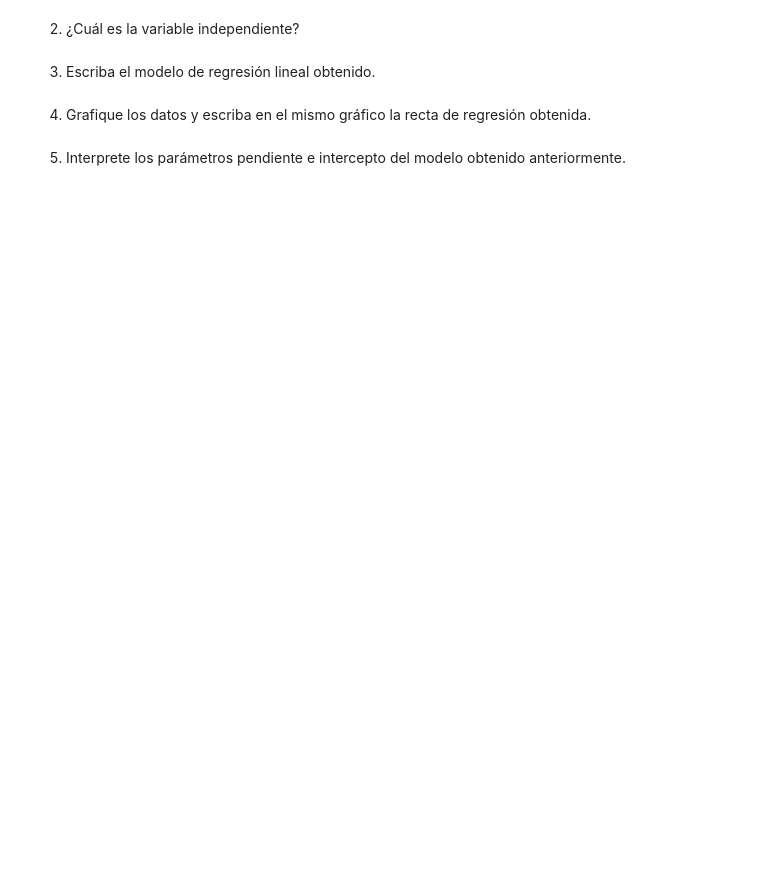
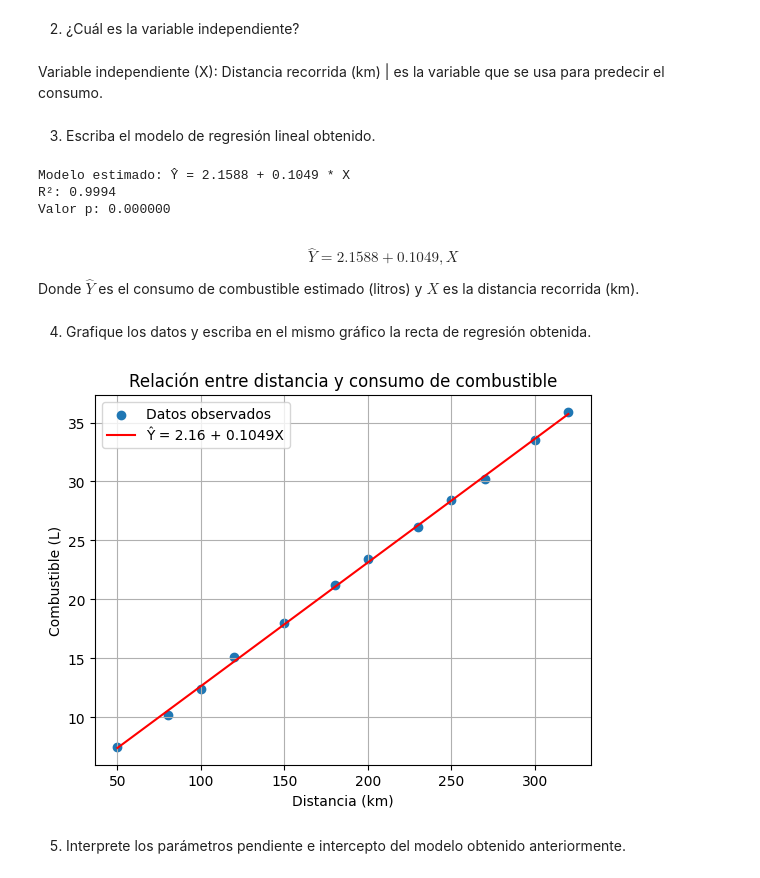
Before and after one commit to VincentiusFarenden/Inferencia-Estadistica, a Jupyter notebook: Laboratorio_6_MAT4152.ipynb, the cells around one changed output. Drawn from its saved outputs; the diff is of its cells as text; code cells hidden in the pictures; blank space fills up the shorter version.

Commit message:
se completa lab 6 y se cargan datasets necesarios para resolución de act 8 y 9

```diff
--- a/Laboratorio_6_MAT4152.ipynb
+++ b/Laboratorio_6_MAT4152.ipynb
@@ -156,8 +207,49 @@ Responda:
 # %% [markdown]
 2. ¿Cuál es la variable independiente?
+# %% [markdown]
+Variable independiente (X): Distancia recorrida (km) | es la variable que se usa para predecir el consumo.
 # %% [markdown]
 3. Escriba el modelo de regresión lineal obtenido.
+# %%
+from scipy import stats
+
+distancia   = [50, 80, 100, 120, 150, 180, 200, 230, 250, 270, 300, 320]
+combustible = [7.5, 10.2, 12.4, 15.1, 18.0, 21.2, 23.4, 26.1, 28.4, 30.2, 33.5, 35.9]
+
+slope, intercept, r, p, se = stats.linregress(distancia, combustible)
+
+print(f"Modelo estimado: Ŷ = {intercept:.4f} + {slope:.4f} * X")
+print(f"R²: {r**2:.4f}")
+print(f"Valor p: {p:.6f}")
+# %% [output]
+Modelo estimado: Ŷ = 2.1588 + 0.1049 * X
+R²: 0.9994
+Valor p: 0.000000
+# %% [markdown]
+$$\hat{Y} = 2.1588 + 0.1049 , X$$
+
+Donde $\hat{Y}$ es el consumo de combustible estimado (litros) y $X$ es la distancia recorrida (km).
 # %% [markdown]
 4. Grafique los datos y escriba en el mismo gráfico la recta de regresión obtenida.
+# %%
+import matplotlib.pyplot as plt
+import numpy as np
+
+distancia   = [50, 80, 100, 120, 150, 180, 200, 230, 250, 270, 300, 320]
+combustible = [7.5, 10.2, 12.4, 15.1, 18.0, 21.2, 23.4, 26.1, 28.4, 30.2, 33.5, 35.9]
+
+x = np.array(distancia)
+y_hat = intercept + slope * x
+
+plt.scatter(distancia, combustible, label="Datos observados")
+plt.plot(x, y_hat, color="red", label=f"Ŷ = {intercept:.2f} + {slope:.4f}X")
+plt.xlabel("Distancia (km)")
+plt.ylabel("Combustible (L)")
+plt.title("Relación entre distancia y consumo de combustible")
+plt.legend()
+plt.grid(True)
+plt.show()
+# %% [output]
+[figure, added]
 # %% [markdown]
 5. Interprete los parámetros pendiente e intercepto del modelo obtenido anteriormente.
```
Also changed, not shown: parts of 58 cells of this notebook, 2 other files.
